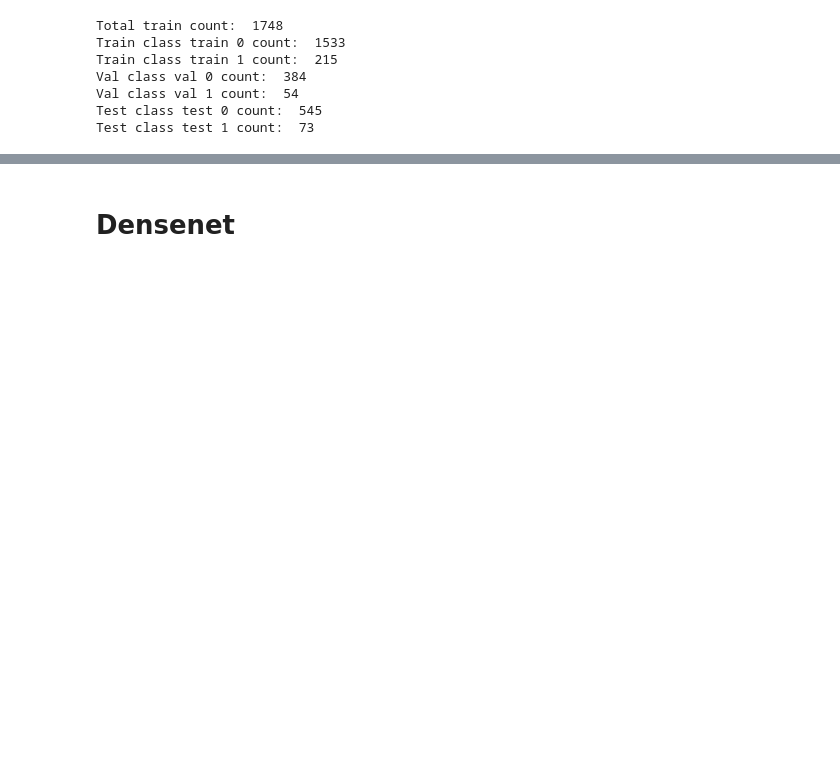
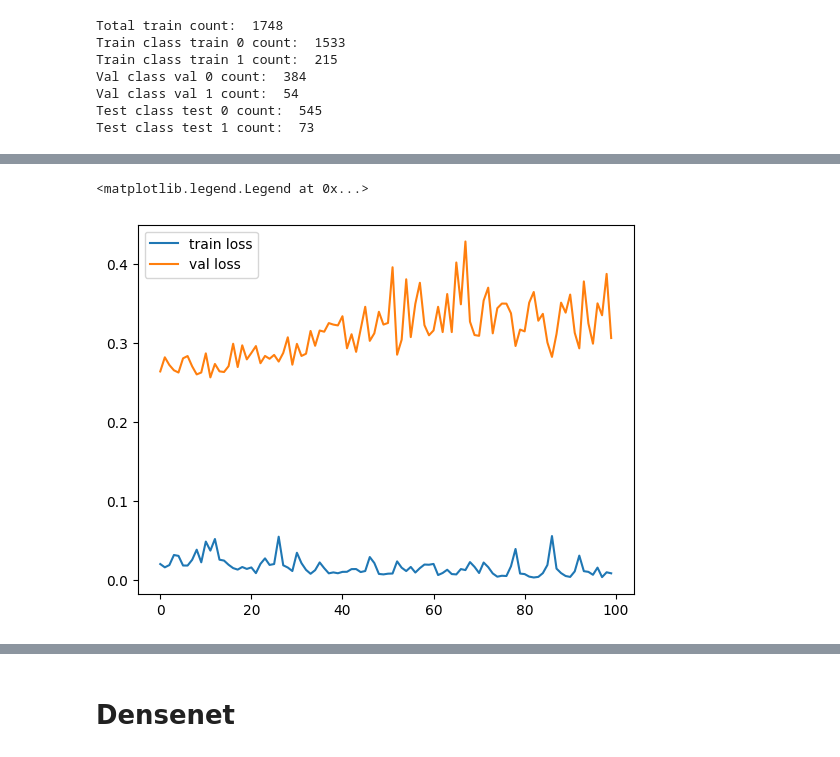
Before and after one commit to rishabh-mondal/AAAI_BK_Paper, a Jupyter notebook: detection_through_torch/compare_model_torch.ipynb, the cells around one changed output, grey strips where cells are left out. Drawn from its saved outputs; the diff is of its cells as text; code cells hidden in the pictures; blank space fills up the shorter version.

Commit message:
conversion torch on resnet

```diff
--- a/detection_through_torch/compare_model_torch.ipynb
+++ b/detection_through_torch/compare_model_torch.ipynb
@@ -66,5 +54,0 @@ transform = transforms.Compose([
-# %%
-x_train = torch.stack([transform(image) for image in x_train])
-x_val = torch.stack([transform(image) for image in x_val])
-x_test = torch.stack([transform(image) for image in x_test])
-x_train.shape, x_val.shape, x_test.shape
@@ -74,0 +84,9 @@ x_train.shape, x_val.shape, x_test.shape
+# %%
+train_dataset = TensorDataset(torch.tensor(x_train, dtype=torch.float32).permute(0, 3, 1, 2), torch.tensor(y_train, dtype=torch.float32))
+val_dataset = TensorDataset(torch.tensor(x_val, dtype=torch.float32).permute(0, 3, 1, 2), torch.tensor(y_val, dtype=torch.float32))
+test_dataset = TensorDataset(torch.tensor(x_test, dtype=torch.float32).permute(0, 3, 1, 2), torch.tensor(y_test, dtype=torch.float32))
+
+batch_size = 64
+train_loader = DataLoader(train_dataset, batch_size=batch_size, shuffle=True)
+val_loader = DataLoader(val_dataset, batch_size=batch_size)
+test_loader = DataLoader(test_dataset, batch_size=batch_size)
@@ -74,0 +100,23 @@ x_train.shape, x_val.shape, x_test.shape
+# %%
+def resnet50(larning_rate=0.0002,fine_tune=True,seed=42):
+    torch.manual_seed(seed)
+    resnet = models.resnet50(pretrained=True)
+    for param in resnet.parameters():
+        param.requires_grad = False
+
+    num_fitrs = resnet.fc.in_features
+    resnet.fc = nn.Sequential(
+        nn.Linear(num_fitrs, 2048),
+        nn.ReLU(),
+        nn.Dropout(0.2),
+        nn.Linear(2048, 1),
+        nn.Sigmoid()
+    )
+    criterion=nn.BCELoss()
+    optimizer = torch.optim.Adam(resnet.parameters(), lr=larning_rate)
+    return resnet, criterion, optimizer
+# %%
+#summery of model
+model, criterion, optimizer = resnet50()
+device = torch.device("cuda" if torch.cuda.is_available() else "cpu")
+model.to(device)
@@ -74,0 +208,7 @@ x_train.shape, x_val.shape, x_test.shape
+# %%
+plt.plot(train_losses, label='train loss')
+plt.plot(val_losses, label='val loss')
+plt.legend()
+# %% [output]
+<matplotlib.legend.Legend at 0x...>
+[figure, added]
```
Also changed, not shown: parts of 16 cells of this notebook.
